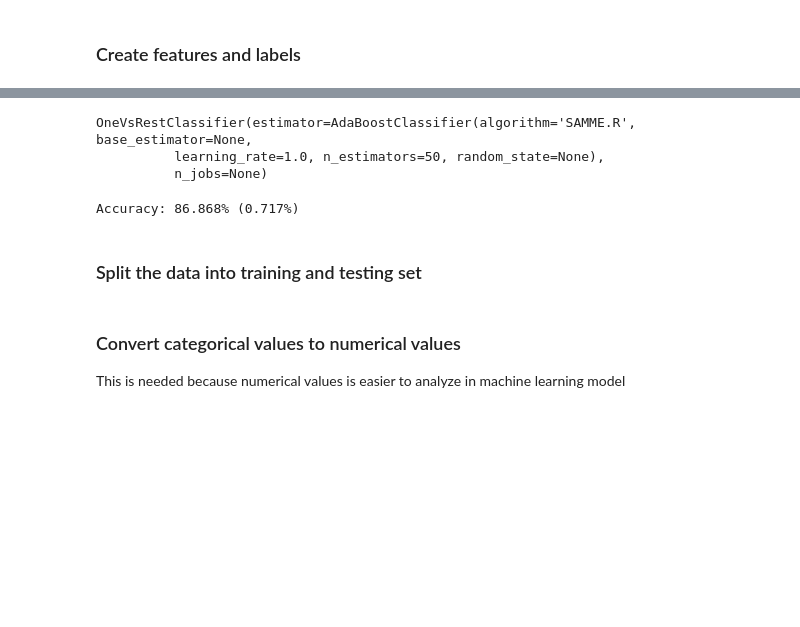
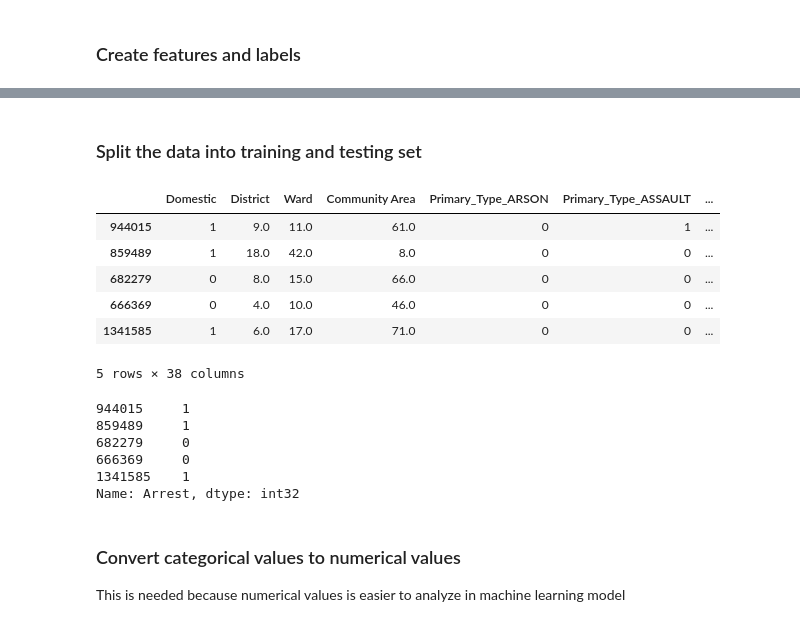
Before and after one commit to kimjaeh10/cmse202-project1, a Jupyter notebook: CMSE202-Project1.ipynb, the cells around one changed output, grey strips where cells are left out. Saved outputs shown, nothing was run; the diff lists cells and outputs as text; code cells hidden in the pictures; blank space fills up the shorter version.

```diff
--- a/CMSE202-Project1.ipynb
+++ b/CMSE202-Project1.ipynb
@@ -390,7 +371,0 @@ X_train, X_test, y_train, y_test = train_test_split(X, y, test_size=0.33, random
-# %%
-clf = OneVsRestClassifier(AdaBoostClassifier())
-clf.fit(X_train, y_train)
-# %% [output]
-OneVsRestClassifier(estimator=AdaBoostClassifier(algorithm='SAMME.R', base_estimator=None,
-          learning_rate=1.0, n_estimators=50, random_state=None),
-          n_jobs=None)
@@ -399,12 +372,27 @@ results = cross_val_score(clf, X, y, cv=3)
-# %%
-print(("Accuracy: %.3f%% (%.3f%%)") % (results.mean()*100.0, results.std()*100.0))
-# %% [output]
-Accuracy: 86.868% (0.717%)
 # %% [markdown]
 ### Split the data into training and testing set
 # %%
 from sklearn.model_selection import train_test_split
 X_train, X_test, y_train, y_test = train_test_split(X, y, test_size=0.7, random_state=1)
+# %%
+X_train.head()
+# %% [output]
+|  | Domestic | District | Ward | Community Area | Primary_Type_ARSON | Primary_Type_ASSAULT | ... |
+| 944015 | 1 | 9.0 | 11.0 | 61.0 | 0 | 1 | ... |
+| 859489 | 1 | 18.0 | 42.0 | 8.0 | 0 | 0 | ... |
+| 682279 | 0 | 8.0 | 15.0 | 66.0 | 0 | 0 | ... |
+| 666369 | 0 | 4.0 | 10.0 | 46.0 | 0 | 0 | ... |
+| 1341585 | 1 | 6.0 | 17.0 | 71.0 | 0 | 0 | ... |
+5 rows × 38 columns
+# %%
+y_train.head()
+# %% [output]
+944015     1
+859489     1
+682279     0
+666369     0
+1341585    1
+Name: Arrest, dtype: int32
 # %% [markdown]
 ### Convert categorical values to numerical values
 This is needed because numerical values is easier to analyze in machine learning model
```
Also changed, not shown: parts of 23 cells of this notebook.
